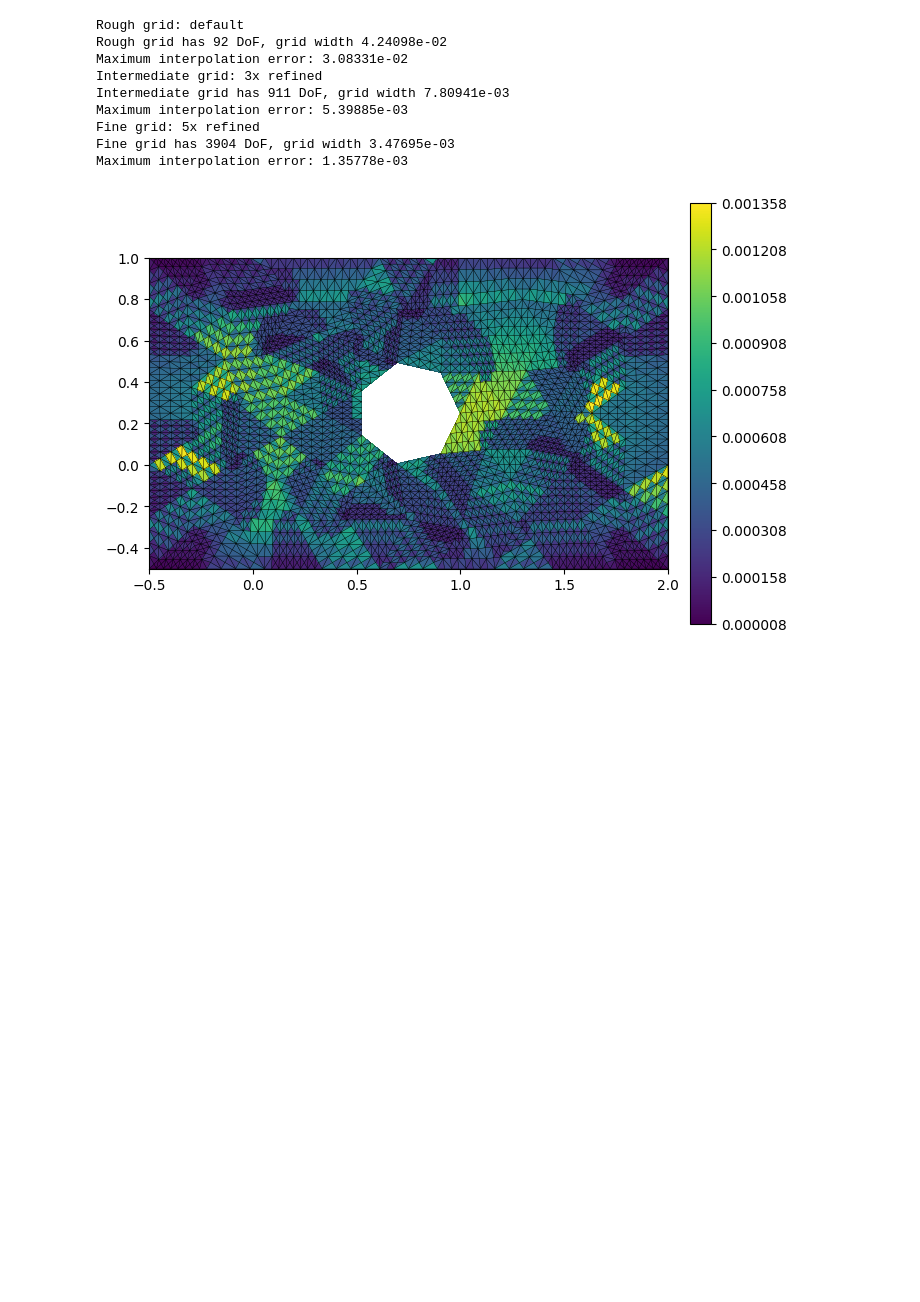
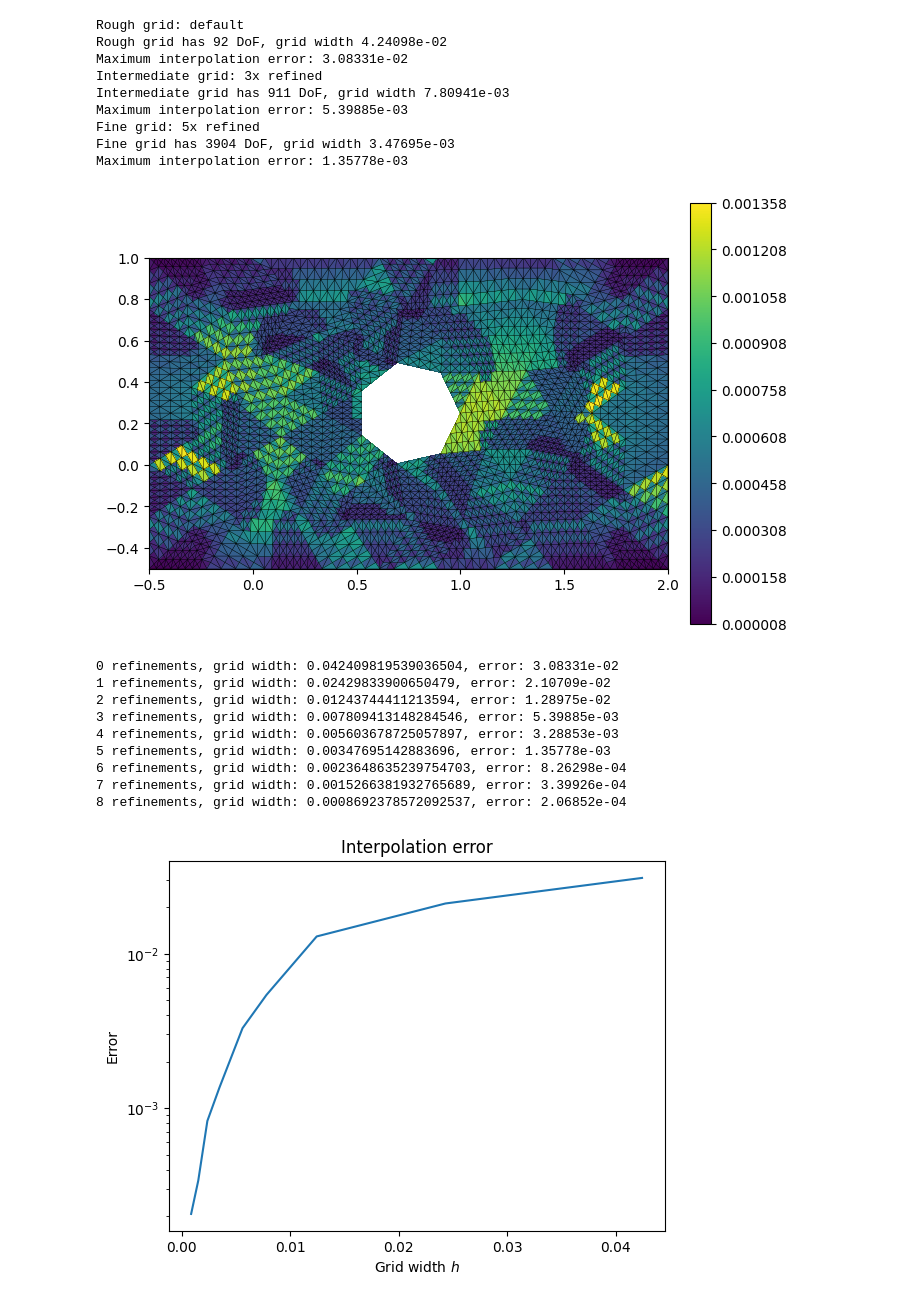
Before and after one commit to CHMN-LU/NUMN33_Project1, a Jupyter notebook: Project1.ipynb, the cells around one changed output. Drawn from its saved outputs; the diff is of its cells as text; code cells hidden in the pictures; blank space fills up the shorter version.

Commit message:
Various code improvements and better interpolation error analysis in task 14

```diff
--- a/Project1.ipynb
+++ b/Project1.ipynb
@@ -159,21 +173,21 @@ def linearInterpolation(u, gridView):
 # In this case, we first create a callable class so we can attach state variables containing the mapper,
 # dof_vec, and grid view
 class LinearInterpolator():
-    def __init__(self, mapper, dof_vec, gridView):
+    def __init__(self, mapper, dof_vec):
         self.mapper = mapper
         self.data = dof_vec
-        self.gridView = gridView
     def __call__(self, element, x):
         # The actual grid function
         # Compute u(p0)(1-x0-x1) + u(p1)x0 + u(p2)x1
         # Indices of vertices in the DoF vector
-        indices = np.array(self.mapper.subIndices(element, self.gridView.dimension))
+        #indices = np.array(self.mapper.subIndices(element, self.gridView.dimension))
+        indices = np.array([self.mapper.index(v) for v in element.vertices])
         u_arr = self.data[indices] # u(p0), u(p1), u(p2)
         x_arr = np.array([1-x[0]-x[1], x[0], x[1]])
         #print(f"data for vertices: {u_arr}, interpolation coeffs: {x_arr}, original pt input: {x}")
         return np.dot(u_arr, x_arr)
 
-@gridFunction(holeGridView, name='x', order=1)
+@gridFunction(holeGridView, name='x+y', order=1)
 def xplusy(x):
     return np.sum(x)
 @gridFunction(holeGridView, name='Sine', order=1)
@@ -185,7 +199,7 @@ def sin(x):
 mapper, data = linearInterpolation(sin, holeGridView)
 
 # Define the callable class as a grid function using this mapper and data
-uh = gridFunction(holeGridView, name='Interpolation of x', order=1)(LinearInterpolator(mapper, data, holeGridView))
+uh = gridFunction(holeGridView, name='Interpolation of x', order=1)(LinearInterpolator(mapper, data))
 
 point = FieldVector([0.2, 0.2])
 for i, e in enumerate(uh.gridView.elements):
@@ -301,3 +315,46 @@ Maximum interpolation error: 1.35778e-03
 interp_error_fine.plot()
 # %% [output]
 [figure]
+# %%
+# Refine N times, computing the interpolation error of u for the base grid and the
+# N refinements
+# Plot h vs err
+def hvserr(u, N, plot=True):
+    gridView = generateHoleGrid()
+    hs = np.zeros(N+1)
+    errs = np.zeros(N+1)
+    for i in range(N+1):
+        # Get the mapper and DoF vector for this grid
+        mapper, data = linearInterpolation(u, gridView)
+        # Save grid width
+        hs[i] = gridWidth(gridView)
+        # Define uh and interpolation error on this grid
+        uh = gridFunction(gridView, name='Interpolation of u', order=1)(LinearInterpolator(mapper, data))
+        interp_error = gridFunction(gridView, name='Error', order=1)(InterpolationError(u, uh))
+        # Save maximum error
+        errs[i] = np.max([interp_error(e, 0) for e in gridView.elements])
+        print(f"{i} refinements, grid width: {hs[i]}, error: {errs[i]:.5e}")
+        # Refine the grid
+        gridView.hierarchicalGrid.globalRefine(1)
+    # Plot
+    if plot:
+        fig, ax = plt.subplots(1, 1)
+        ax.semilogy(hs, errs)
+        ax.set_xlabel(r"Grid width $h$")
+        ax.set_ylabel("Error")
+        ax.set_title("Interpolation error")
+        plt.show()
+    return hs, errs
+
+hs, errs = hvserr(u, 8)
+# %% [output]
+0 refinements, grid width: 0.042409819539036504, error: 3.08331e-02
+1 refinements, grid width: 0.02429833900650479, error: 2.10709e-02
+2 refinements, grid width: 0.01243744411213594, error: 1.28975e-02
+3 refinements, grid width: 0.007809413148284546, error: 5.39885e-03
+4 refinements, grid width: 0.005603678725057897, error: 3.28853e-03
+5 refinements, grid width: 0.00347695142883696, error: 1.35778e-03
+6 refinements, grid width: 0.0023648635239754703, error: 8.26298e-04
+7 refinements, grid width: 0.0015266381932765689, error: 3.39926e-04
+8 refinements, grid width: 0.0008692378572092537, error: 2.06852e-04
+[figure, added]
```
Also changed, not shown: parts of 4 cells of this notebook.
